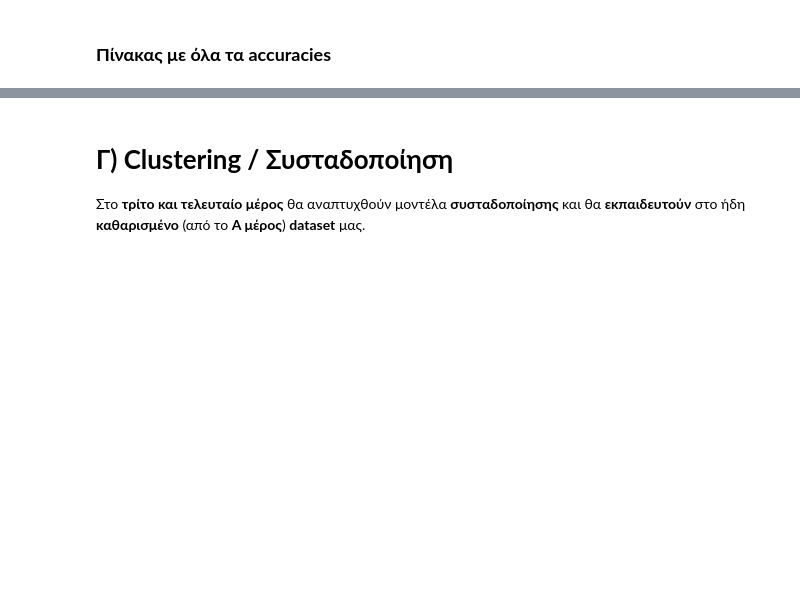
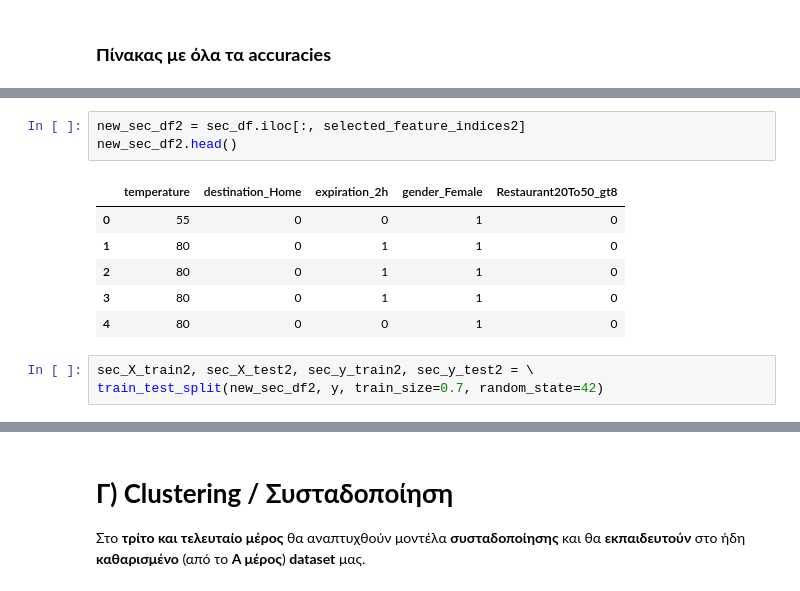
Before and after one commit to Maagnitude/coupon-recommend-models, a Jupyter notebook: coupon_recommend_models.ipynb, the cells around one changed output, grey strips where cells are left out. Saved outputs shown, nothing was run; the diff lists cells and outputs as text; blank space fills up the shorter version.

```diff
--- a/coupon_recommend_models.ipynb
+++ b/coupon_recommend_models.ipynb
@@ -730,0 +757,13 @@ Accuracy: 0.62
+# %%
+new_sec_df2 = sec_df.iloc[:, selected_feature_indices2]
+new_sec_df2.head()
+# %% [output]
+|  | temperature | destination_Home | expiration_2h | gender_Female | Restaurant20To50_gt8 |
+| 0 | 55 | 0 | 0 | 1 | 0 |
+| 1 | 80 | 0 | 1 | 1 | 0 |
+| 2 | 80 | 0 | 1 | 1 | 0 |
+| 3 | 80 | 0 | 1 | 1 | 0 |
+| 4 | 80 | 0 | 0 | 1 | 0 |
+# %%
+sec_X_train2, sec_X_test2, sec_y_train2, sec_y_test2 = \
+train_test_split(new_sec_df2, y, train_size=0.7, random_state=42)
```
Also changed, not shown: parts of 74 cells of this notebook.
